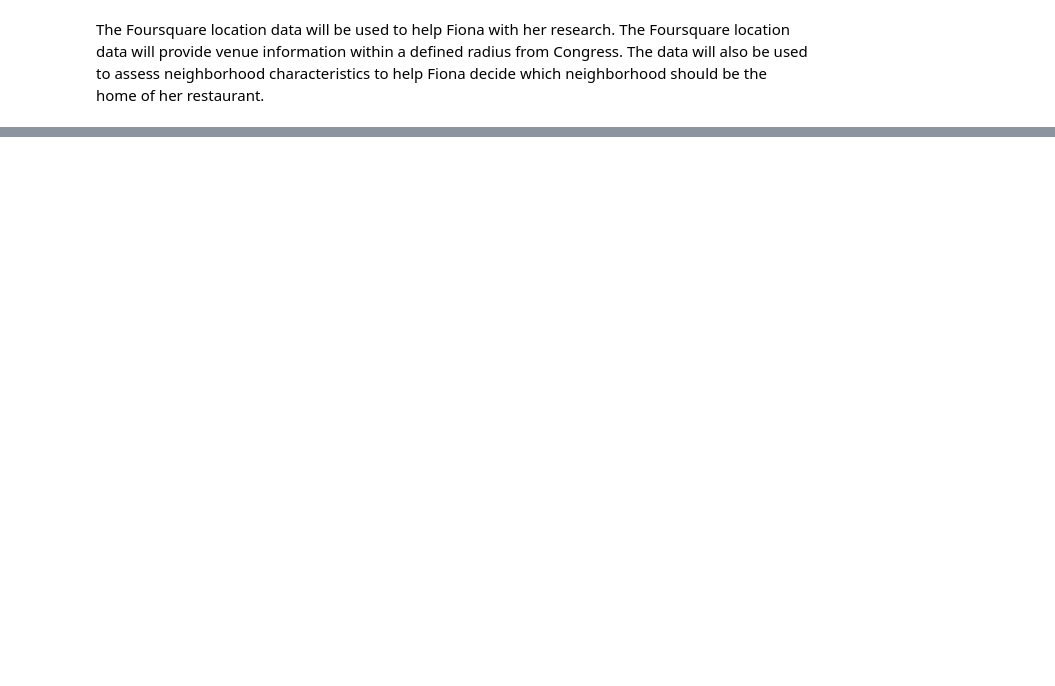
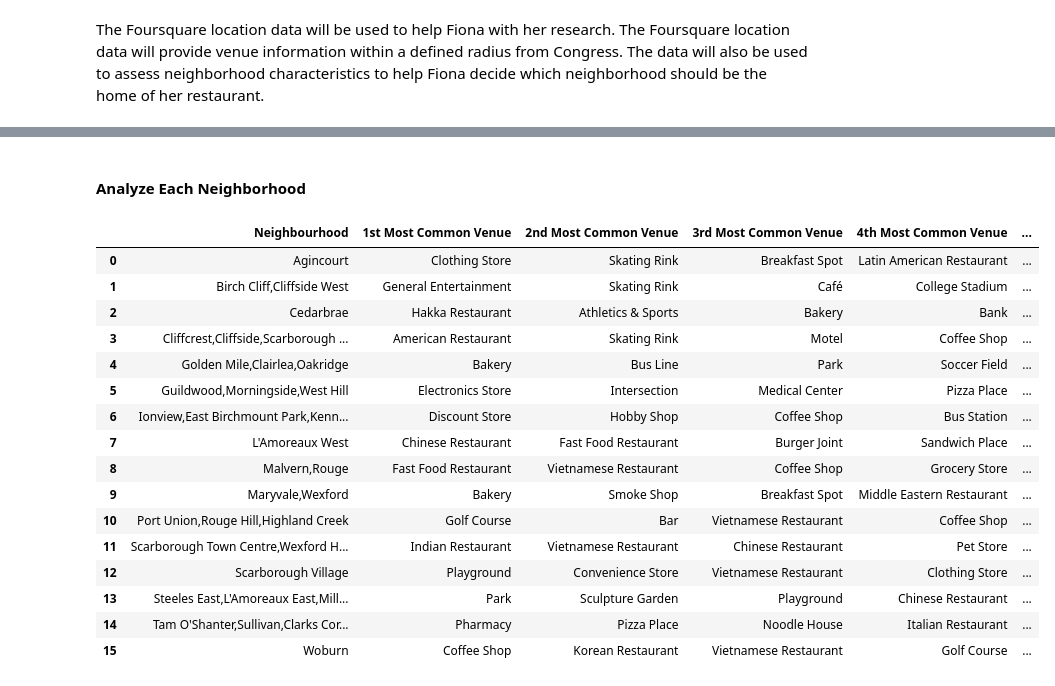
Before and after one commit to tianzhou-yu/IBM-Applied-Data-Science-Capstone, a Jupyter notebook: The Battle of Neighborhoods.ipynb, the cells around one changed output, grey strips where cells are left out. Drawn from its saved outputs; the diff is of its cells as text; code cells hidden in the pictures; blank space fills up the shorter version.

```diff
--- a/The Battle of Neighborhoods.ipynb
+++ b/The Battle of Neighborhoods.ipynb
@@ -10,0 +218,15 @@ The Foursquare location data will be used to help Fiona with her research. The F
+# %% [markdown]
+#### Analyze Each Neighborhood
+# %%
+# one hot encoding
+toronto_onehot = pd.get_dummies(toronto_venues[['Venue Category']], prefix="", prefix_sep="")
+
+# add neighborhood column back to dataframe
+toronto_onehot['Neighbourhood'] = toronto_venues['Neighbourhood']
+
+# move neighborhood column to the first column
+fixed_columns = [toronto_onehot.columns[-1]] + list(toronto_onehot.columns[:-1])
+toronto_onehot = toronto_onehot[fixed_columns]
+
+# group rows by neighborhood and by taking the mean of the frequency of occurrence of each category
+toronto_grouped = toronto_onehot.groupby('Neighbourhood').mean().reset_index()
@@ -10,0 +240,40 @@ The Foursquare location data will be used to help Fiona with her research. The F
+# %%
+# create the new dataframe and display the top 10 venues for each neighborhood
+num_top_venues = 5
+
+indicators = ['st', 'nd', 'rd']
+
+# create columns according to number of top venues
+columns = ['Neighbourhood']
+for ind in np.arange(num_top_venues):
+    try:
+        columns.append('{}{} Most Common Venue'.format(ind+1, indicators[ind]))
+    except:
+        columns.append('{}th Most Common Venue'.format(ind+1))
+
+# create a new dataframe
+neighbourhoods_venues_sorted = pd.DataFrame(columns=columns)
+neighbourhoods_venues_sorted['Neighbourhood'] = toronto_grouped['Neighbourhood']
+
+for ind in np.arange(toronto_grouped.shape[0]):
+    neighbourhoods_venues_sorted.iloc[ind, 1:] = return_most_common_venues(toronto_grouped.iloc[ind, :], num_top_venues)
+
+neighbourhoods_venues_sorted
+# %% [output]
+|  | Neighbourhood | 1st Most Common Venue | 2nd Most Common Venue | 3rd Most Common Venue | 4th Most Common Venue | ... |
+| 0 | Agincourt | Clothing Store | Skating Rink | Breakfast Spot | Latin American Restaurant | ... |
+| 1 | Birch Cliff,Cliffside West | General Entertainment | Skating Rink | Café | College Stadium | ... |
+| 2 | Cedarbrae | Hakka Restaurant | Athletics & Sports | Bakery | Bank | ... |
+| 3 | Cliffcrest,Cliffside,Scarborough ... | American Restaurant | Skating Rink | Motel | Coffee Shop | ... |
+| 4 | Golden Mile,Clairlea,Oakridge | Bakery | Bus Line | Park | Soccer Field | ... |
+| 5 | Guildwood,Morningside,West Hill | Electronics Store | Intersection | Medical Center | Pizza Place | ... |
+| 6 | Ionview,East Birchmount Park,Kenn... | Discount Store | Hobby Shop | Coffee Shop | Bus Station | ... |
+| 7 | L'Amoreaux West | Chinese Restaurant | Fast Food Restaurant | Burger Joint | Sandwich Place | ... |
+| 8 | Malvern,Rouge | Fast Food Restaurant | Vietnamese Restaurant | Coffee Shop | Grocery Store | ... |
+| 9 | Maryvale,Wexford | Bakery | Smoke Shop | Breakfast Spot | Middle Eastern Restaurant | ... |
+| 10 | Port Union,Rouge Hill,Highland Creek | Golf Course | Bar | Vietnamese Restaurant | Coffee Shop | ... |
+| 11 | Scarborough Town Centre,Wexford H... | Indian Restaurant | Vietnamese Restaurant | Chinese Restaurant | Pet Store | ... |
+| 12 | Scarborough Village | Playground | Convenience Store | Vietnamese Restaurant | Clothing Store | ... |
+| 13 | Steeles East,L'Amoreaux East,Mill... | Park | Sculpture Garden | Playground | Chinese Restaurant | ... |
+| 14 | Tam O'Shanter,Sullivan,Clarks Cor... | Pharmacy | Pizza Place | Noodle House | Italian Restaurant | ... |
+| 15 | Woburn | Coffee Shop | Korean Restaurant | Vietnamese Restaurant | Golf Course | ... |
```
Also changed, not shown: parts of 29 cells of this notebook.
